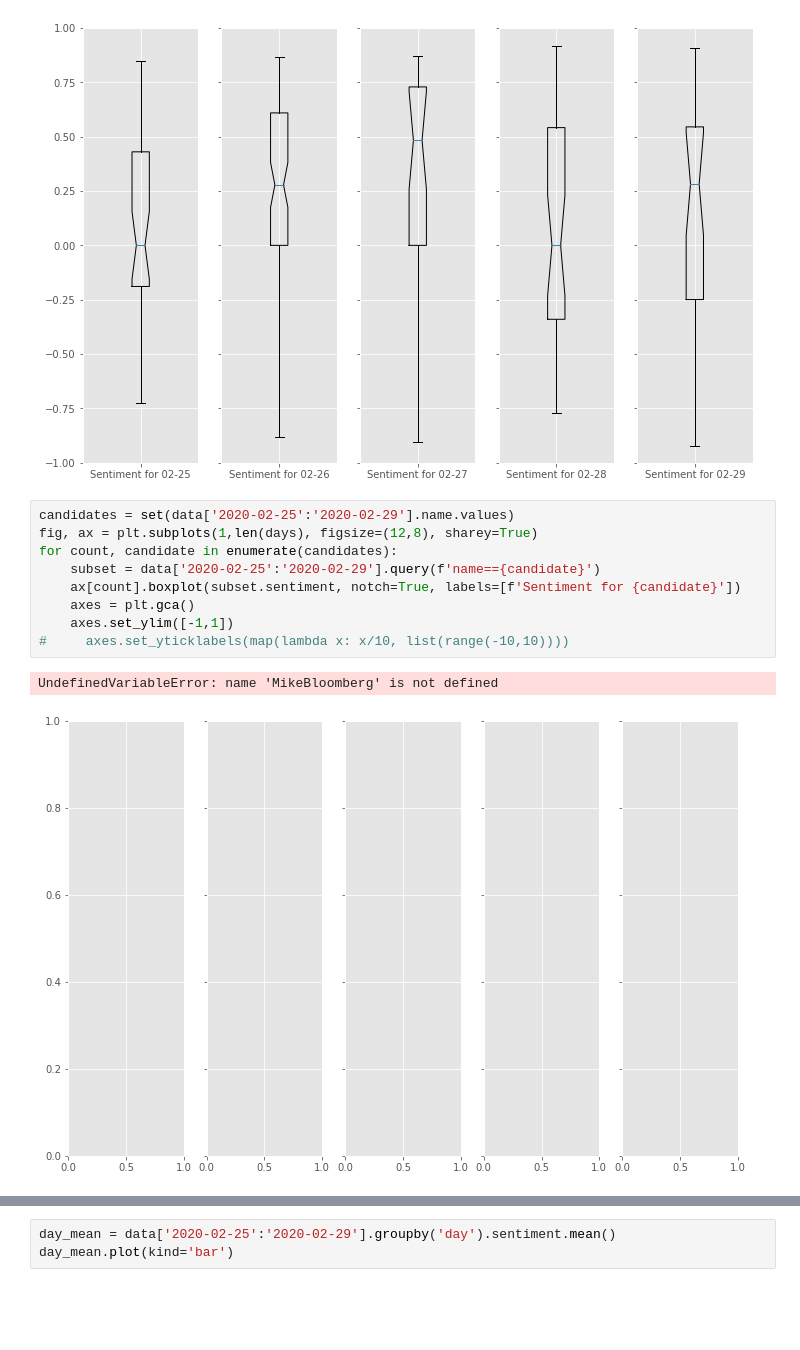
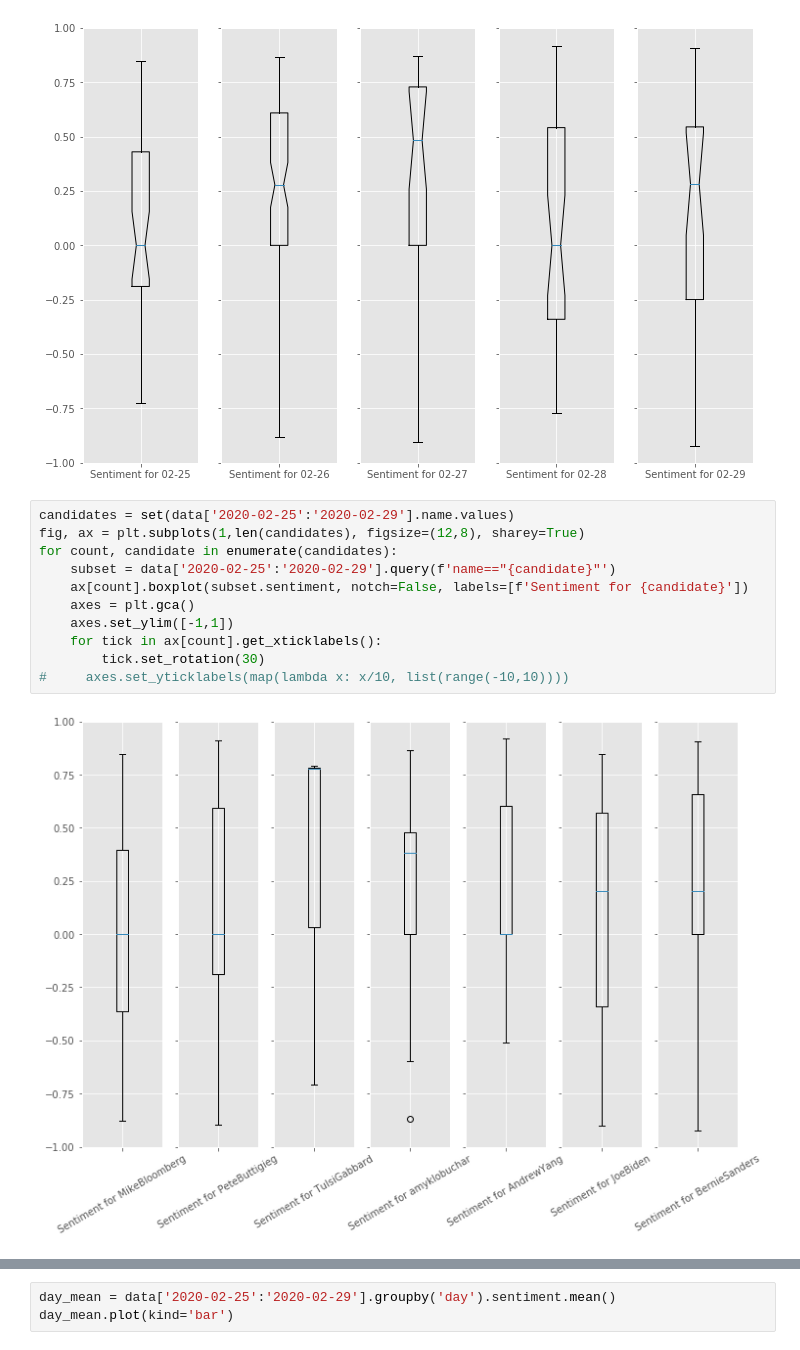
Before and after one commit to danjizquierdo/Sentimental, a Jupyter notebook: NLP_EDA.ipynb, the cells around one changed output, grey strips where cells are left out. Saved outputs shown, nothing was run; the diff lists cells and outputs as text; blank space fills up the shorter version.

Commit message:
Add boxplot by candidates

```diff
--- a/NLP_EDA.ipynb
+++ b/NLP_EDA.ipynb
@@ -110,13 +110,14 @@ for count, day in enumerate(days):
 [figure]
 # %%
 candidates = set(data['2020-02-25':'2020-02-29'].name.values)
-fig, ax = plt.subplots(1,len(days), figsize=(12,8), sharey=True)
+fig, ax = plt.subplots(1,len(candidates), figsize=(12,8), sharey=True)
 for count, candidate in enumerate(candidates):
-    subset = data['2020-02-25':'2020-02-29'].query(f'name=={candidate}')
-    ax[count].boxplot(subset.sentiment, notch=True, labels=[f'Sentiment for {candidate}'])
+    subset = data['2020-02-25':'2020-02-29'].query(f'name=="{candidate}"')
+    ax[count].boxplot(subset.sentiment, notch=False, labels=[f'Sentiment for {candidate}'])
     axes = plt.gca()
     axes.set_ylim([-1,1])
+    for tick in ax[count].get_xticklabels():
+        tick.set_rotation(30)
 #     axes.set_yticklabels(map(lambda x: x/10, list(range(-10,10))))
 # %% [output]
-UndefinedVariableError: name 'MikeBloomberg' is not defined
-[figure, old version]
+[figure, new version]
```
Also changed, not shown: parts of 2 cells of this notebook.
